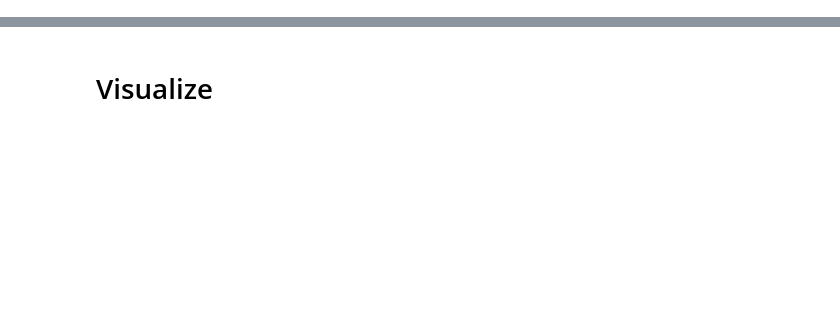
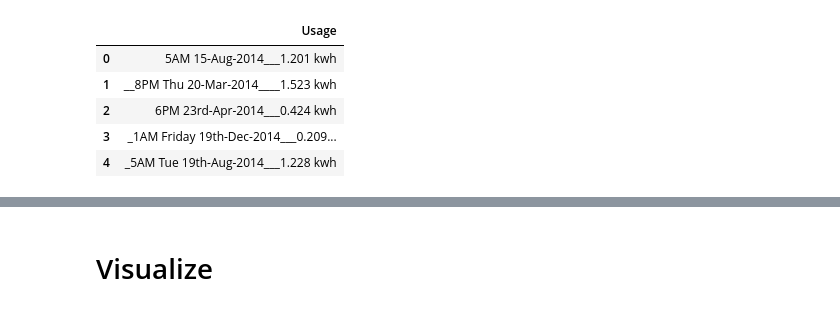
Before and after one commit to mehranzeynalov9/Data-Cleaning-on-Electricity-Usage-Data-, a Jupyter notebook: Data Cleaning.ipynb, the cells around one changed output, grey strips where cells are left out. Saved outputs shown, nothing was run; the diff lists cells and outputs as text; code cells hidden in the pictures; blank space fills up the shorter version.

```diff
--- a/Data Cleaning.ipynb
+++ b/Data Cleaning.ipynb
@@ -20,7 +11,15 @@ df=pd.read_excel('data_cleaning.xlsx',sheet_name='Usage')
 # %%
 app=pd.DataFrame({df.columns[0]:[df.columns[0]]})
 df=df.append(app).reset_index(drop=True)
 df.columns=['Usage']
+df.head()
+# %% [output]
+|  | Usage |
+| 0 | 5AM 15-Aug-2014___1.201 kwh |
+| 1 | __8PM Thu 20-Mar-2014____1.523 kwh |
+| 2 | 6PM 23rd-Apr-2014___0.424 kwh |
+| 3 | _1AM Friday 19th-Dec-2014___0.209... |
+| 4 | _5AM Tue 19th-Aug-2014___1.228 kwh |
 # %%
 pattern=re.compile(r'(?P<clock>\d+)\s?([AMP]{2})\s+[A-Za-z]*\s*(?P<day>\d+)(?:th|rd|st|nd)*-(?P<month>[A-Za-z]{3})-(?P<year>\d{4})_+(?P<kwh>\d+\.\d+)')
 clock=[]
```
Also changed, not shown: parts of 12 cells of this notebook, 1 other file.
